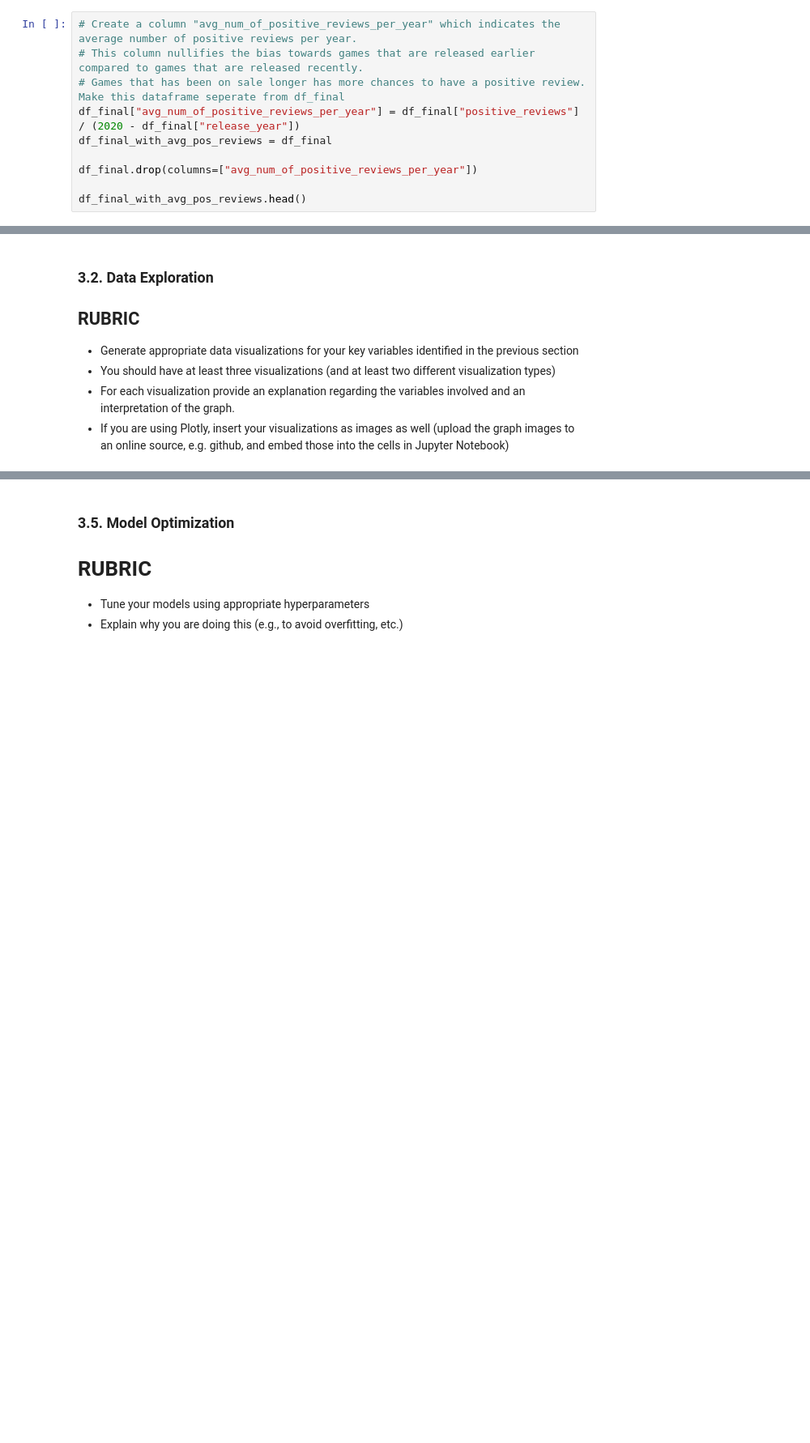
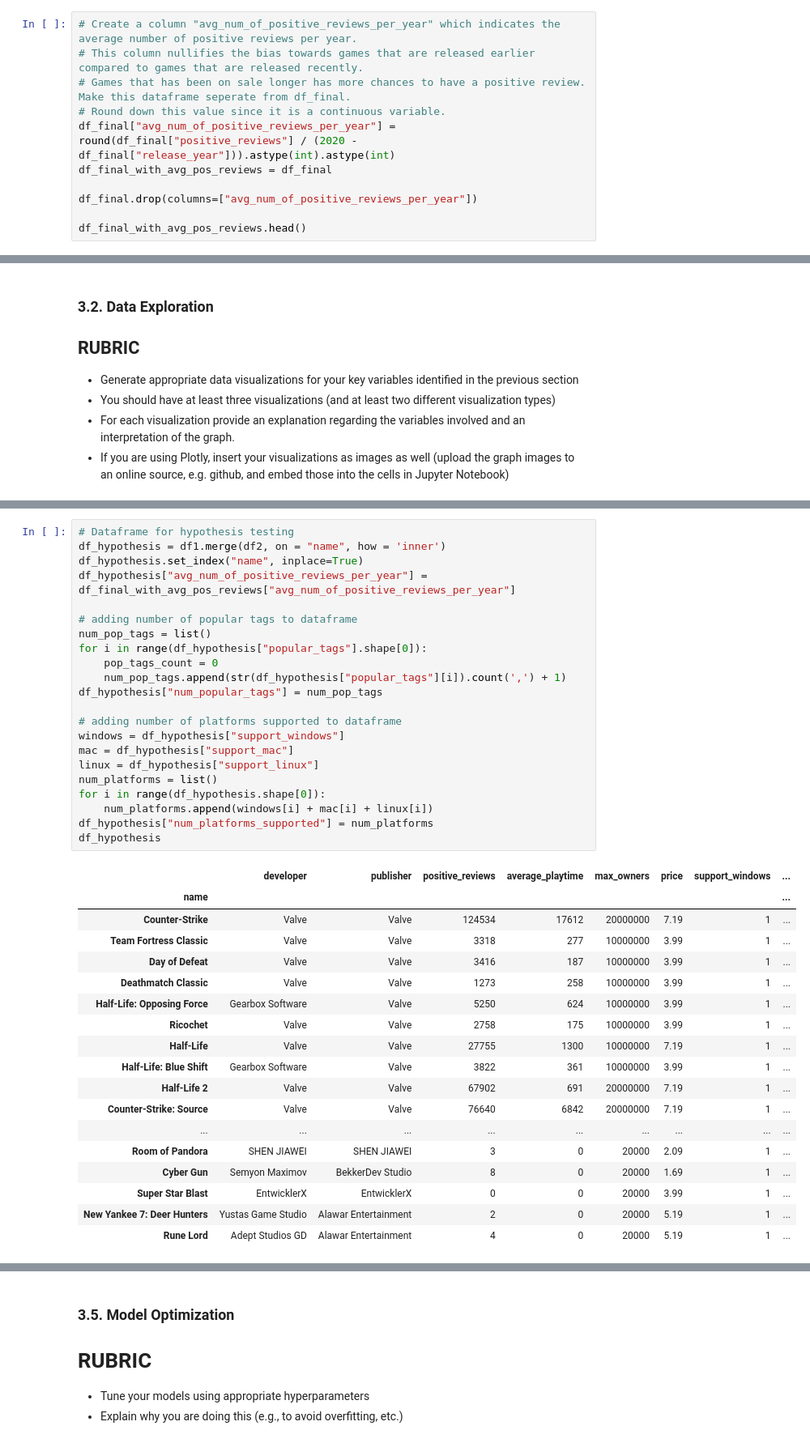
Before and after one commit to kiminlee2000225/Steam_Data_Analysis, a Jupyter notebook: SteamDatabaseAnalysis.ipynb, the cells around one changed output, grey strips where cells are left out. Shown: that part at 81% size. Saved outputs shown, nothing was run; the diff lists cells and outputs as text; blank space fills up the shorter version.

```diff
--- a/SteamDatabaseAnalysis.ipynb
+++ b/SteamDatabaseAnalysis.ipynb
@@ -463,8 +463,9 @@ df_final = df_final.drop(columns=["max_owners"])
 # %%
 # Create a column "avg_num_of_positive_reviews_per_year" which indicates the average number of positive reviews per year.
 # This column nullifies the bias towards games that are released earlier compared to games that are released recently.
-# Games that has been on sale longer has more chances to have a positive review. Make this dataframe seperate from df_final
-df_final["avg_num_of_positive_reviews_per_year"] = df_final["positive_reviews"] / (2020 - df_final["release_year"])
+# Games that has been on sale longer has more chances to have a positive review. Make this dataframe seperate from df_final.
+# Round down this value since it is a continuous variable.
+df_final["avg_num_of_positive_reviews_per_year"] = round(df_final["positive_reviews"] / (2020 - df_final["release_year"])).astype(int).astype(int)
 df_final_with_avg_pos_reviews = df_final
 
 df_final.drop(columns=["avg_num_of_positive_reviews_per_year"])
@@ -512,0 +516,41 @@ In this section, you should do the following and explain why you are doing what
+# %%
+# Dataframe for hypothesis testing
+df_hypothesis = df1.merge(df2, on = "name", how = 'inner')
+df_hypothesis.set_index("name", inplace=True)
+df_hypothesis["avg_num_of_positive_reviews_per_year"] = df_final_with_avg_pos_reviews["avg_num_of_positive_reviews_per_year"]
+
+# adding number of popular tags to dataframe
+num_pop_tags = list()
+for i in range(df_hypothesis["popular_tags"].shape[0]):
+    pop_tags_count = 0
+    num_pop_tags.append(str(df_hypothesis["popular_tags"][i]).count(',') + 1)
+df_hypothesis["num_popular_tags"] = num_pop_tags
+
+# adding number of platforms supported to dataframe
+windows = df_hypothesis["support_windows"]
+mac = df_hypothesis["support_mac"]
+linux = df_hypothesis["support_linux"]
+num_platforms = list()
+for i in range(df_hypothesis.shape[0]):
+    num_platforms.append(windows[i] + mac[i] + linux[i])
+df_hypothesis["num_platforms_supported"] = num_platforms
+df_hypothesis
+# %% [output]
+|  | developer | publisher | positive_reviews | average_playtime | max_owners | price | support_windows | ... |
+| name |  |  |  |  |  |  |  | ... |
+| Counter-Strike | Valve | Valve | 124534 | 17612 | 20000000 | 7.19 | 1 | ... |
+| Team Fortress Classic | Valve | Valve | 3318 | 277 | 10000000 | 3.99 | 1 | ... |
+| Day of Defeat | Valve | Valve | 3416 | 187 | 10000000 | 3.99 | 1 | ... |
+| Deathmatch Classic | Valve | Valve | 1273 | 258 | 10000000 | 3.99 | 1 | ... |
+| Half-Life: Opposing Force | Gearbox Software | Valve | 5250 | 624 | 10000000 | 3.99 | 1 | ... |
+| Ricochet | Valve | Valve | 2758 | 175 | 10000000 | 3.99 | 1 | ... |
+| Half-Life | Valve | Valve | 27755 | 1300 | 10000000 | 7.19 | 1 | ... |
+| Half-Life: Blue Shift | Gearbox Software | Valve | 3822 | 361 | 10000000 | 3.99 | 1 | ... |
+| Half-Life 2 | Valve | Valve | 67902 | 691 | 20000000 | 7.19 | 1 | ... |
+| Counter-Strike: Source | Valve | Valve | 76640 | 6842 | 20000000 | 7.19 | 1 | ... |
+| ... | ... | ... | ... | ... | ... | ... | ... | ... |
+| Room of Pandora | SHEN JIAWEI | SHEN JIAWEI | 3 | 0 | 20000 | 2.09 | 1 | ... |
+| Cyber Gun | Semyon Maximov | BekkerDev Studio | 8 | 0 | 20000 | 1.69 | 1 | ... |
+| Super Star Blast | EntwicklerX | EntwicklerX | 0 | 0 | 20000 | 3.99 | 1 | ... |
+| New Yankee 7: Deer Hunters | Yustas Game Studio | Alawar Entertainment | 2 | 0 | 20000 | 5.19 | 1 | ... |
+| Rune Lord | Adept Studios GD | Alawar Entertainment | 4 | 0 | 20000 | 5.19 | 1 | ... |
```
Also changed, not shown: parts of 13 cells of this notebook.
